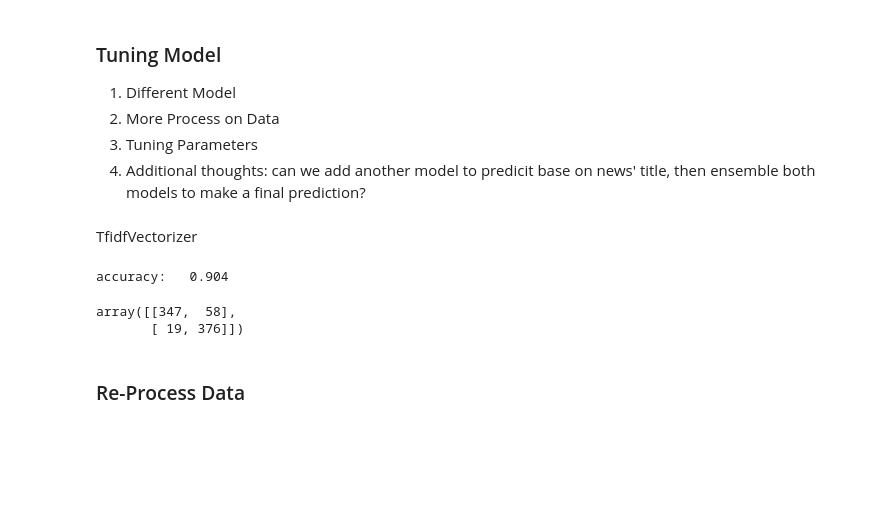
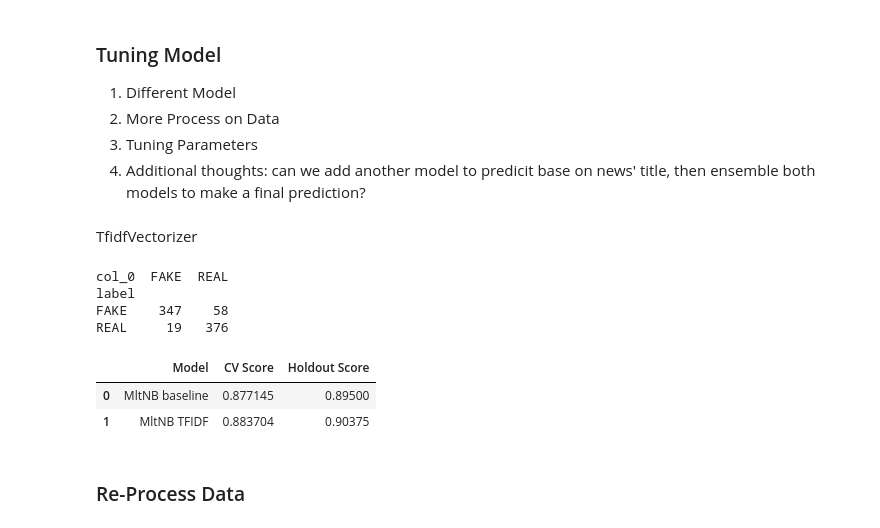
Before and after one commit to ScottPanIE/NLP_Assignment, a Jupyter notebook: script/Sirius.ipynb, the cells around one changed output. Saved outputs shown, nothing was run; the diff lists cells and outputs as text; code cells hidden in the pictures; blank space fills up the shorter version.

Commit message:
Added cross validation and initiated scores-tracking

```diff
--- a/script/Sirius.ipynb
+++ b/script/Sirius.ipynb
@@ -84,0 +92,13 @@ Split data into train and test set
+# %%
+all_scores  = pd.DataFrame(columns = ['Model', 'CV Score', 'Holdout Score'])
+
+def cv_evaluate(X, y, X_val, y_val, model, folds = 5):
+    cv_scores = cross_val_score(model,
+                                X,
+                                y,
+                                cv = 5)
+    model.fit(X, y)
+    pred = model.predict(X_val)
+    test_score = accuracy_score(y_val, pred)
+    print(pd.crosstab(y_val, pred))
+    return cv_scores, test_score
@@ -103,7 +120,0 @@ MltNB = MultinomialNB()
-# %%
-MltNB.fit(count_train, y_baseline)
-pred = MltNB.predict(count_test)
-acc = accuracy_score(y_test_baseline, pred)
-print("accuracy:   %0.3f" % acc)
-
-confusion_matrix(y_test_baseline, pred, labels=['FAKE', 'REAL'])
@@ -113,0 +121,7 @@ array([[348,  57],
+# %%
+MltNB = MultinomialNB()
+
+cv_score_baseline, test_score_baseline = cv_evaluate(count_train, y_baseline, count_test, y_test_baseline,
+                                                     MltNB)
+all_scores = all_scores.append({'Model': 'MltNB baseline', 'CV Score': np.mean(cv_score_baseline), 'Holdout Score': test_score_baseline}, ignore_index = True)
+all_scores
@@ -125,18 +146,21 @@ tfidf_vectorizer = TfidfVectorizer(stop_words='english', max_df=0.8, norm='l2')
 # transform data
 tfidf_train = tfidf_vectorizer.fit_transform(X_baseline)
 tfidf_test = tfidf_vectorizer.transform(X_test_baseline)
-# %%
-MltNB_TFIDF = MultinomialNB(alpha=0.1)
-MltNB_TFIDF.fit(tfidf_train, y_baseline)
-pred_TFIDF = MltNB_TFIDF.predict(tfidf_test)
-acc_TFIDF = accuracy_score(y_test_baseline, pred_TFIDF)
-print("accuracy:   %0.3f" % acc_TFIDF)
-
-confusion_matrix(y_test_baseline, pred_TFIDF, labels=['FAKE', 'REAL'])
-# %% [output]
-accuracy:   0.904
-array([[347,  58],
-       [ 19, 376]])
+# %%
+MltNB_TFIDF = MultinomialNB(alpha=0.1)
+
+cv_tfidf, test_tfidf = cv_evaluate(tfidf_train, y_baseline, tfidf_test, y_test_baseline,
+                                                     MltNB_TFIDF)
+all_scores = all_scores.append({'Model': 'MltNB TFIDF', 'CV Score': np.mean(cv_tfidf), 'Holdout Score': test_tfidf}, ignore_index = True)
+all_scores
+# %% [output]
+col_0  FAKE  REAL
+label
+FAKE    347    58
+REAL     19   376
+|  | Model | CV Score | Holdout Score |
+| 0 | MltNB baseline | 0.877145 | 0.89500 |
+| 1 | MltNB TFIDF | 0.883704 | 0.90375 |
 # %% [markdown]
 ### Re-Process Data
 # %%
```
Also changed, not shown: parts of 13 cells of this notebook.
